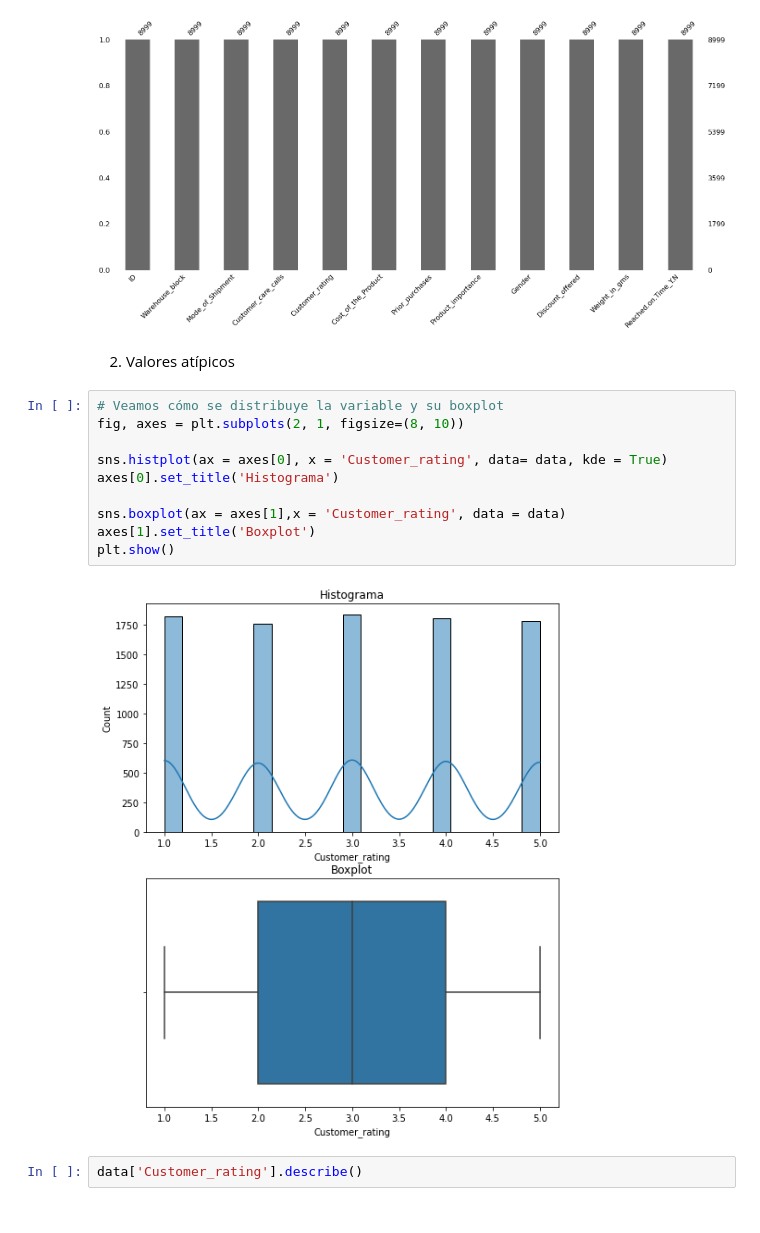
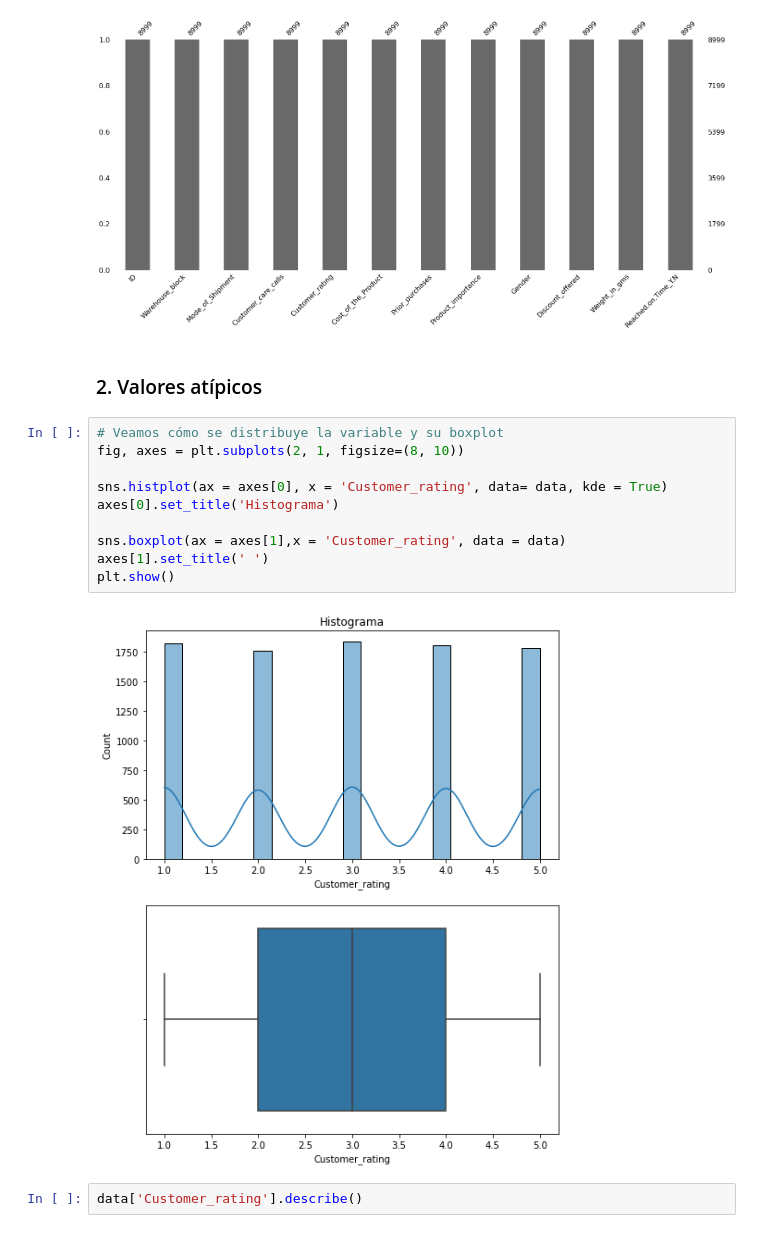
Before and after one commit to MarcosBernard/Datathon, a Jupyter notebook: Preprocesamiento/Preprocesamiento.ipynb, the cells around one changed output. Drawn from its saved outputs; the diff is of its cells as text.

```diff
--- a/Preprocesamiento/Preprocesamiento.ipynb
+++ b/Preprocesamiento/Preprocesamiento.ipynb
@@ -35,19 +35,19 @@ plt.show()
 # %% [output]
 [figure]
 # %% [markdown]
-2. Valores atípicos
+### 2. Valores atípicos
 # %%
 # Veamos cómo se distribuye la variable y su boxplot
 fig, axes = plt.subplots(2, 1, figsize=(8, 10))
 
 sns.histplot(ax = axes[0], x = 'Customer_rating', data= data, kde = True)
 axes[0].set_title('Histograma')
 
 sns.boxplot(ax = axes[1],x = 'Customer_rating', data = data)
-axes[1].set_title('Boxplot')
+axes[1].set_title(' ')
 plt.show()
 # %% [output]
-[figure, old version]
+[figure, new version]
 # %%
 data['Customer_rating'].describe()
 # %% [output]
```
Also changed, not shown: parts of 14 cells of this notebook, 7 other files.
